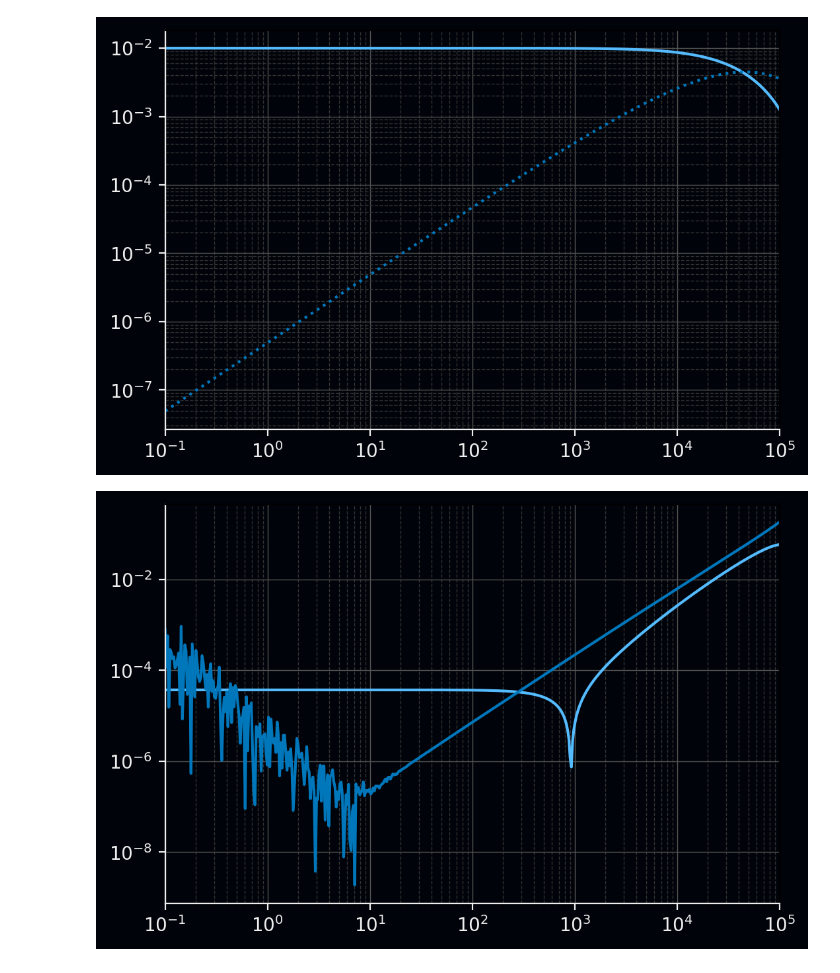
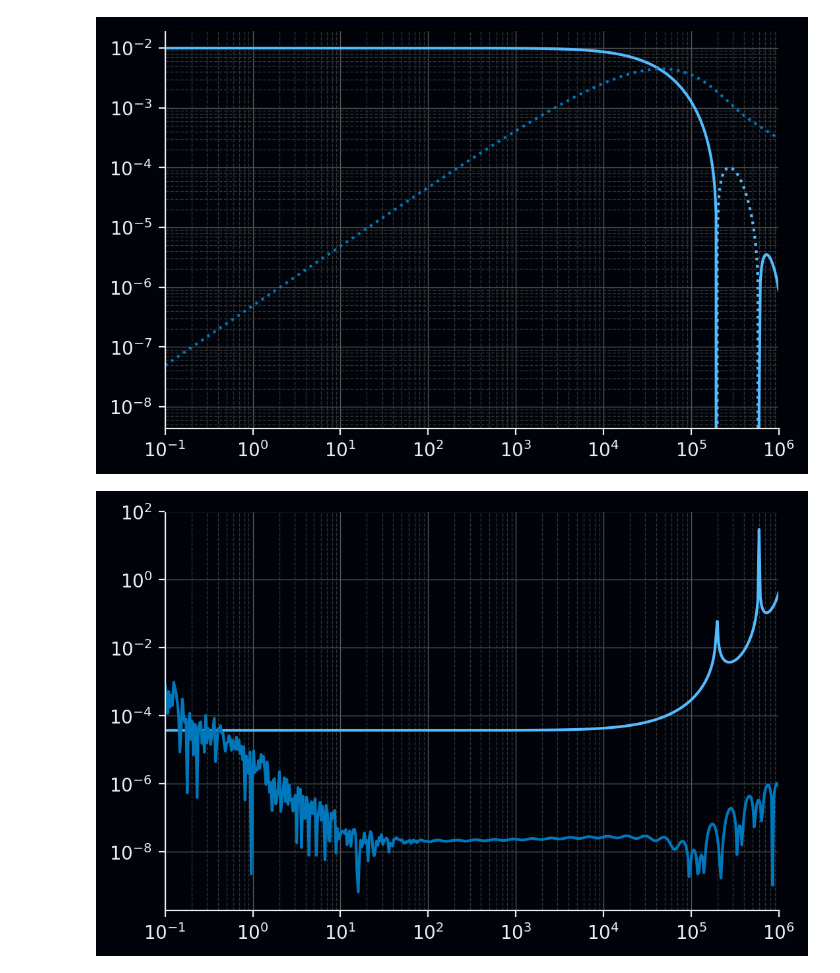
Before and after one commit to WasedaGeophysics/emulatte, a Jupyter notebook: example/playgrounds.ipynb, the cells around one changed output. Drawn from its saved outputs; the diff is of its cells as text; code cells hidden in the pictures.

```diff
--- a/example/playgrounds.ipynb
+++ b/example/playgrounds.ipynb
@@ -35,24 +35,24 @@ plt.show()
 # %%
 thick = []
 res = [100]
-freq = np.logspace(-1, 5, 500)
+freq = np.logspace(-1, 6, 500)
 src = [0, 0, 0]
 rec = [0, 0, 0]
 rad = 50
 current = 1
 
 crl = CircularLoop(current, rad)
-model = emu.create_model(thick, state="unsteady")
+model = emu.create_model(thick)
 model.set_params(res)
 model.set_source(crl, src)
-hz, = model.fdem("H", "z", rec, freq)
+hz = model.fdem("H", "z", rec, freq)
 
 fig = stylishplot.fdem_plot(freq, hz)
 plt.show()
 
 hz_ideal = analytical.SurfaceCircularLoop(res[0], rad).fdem_central_hz(freq)
 fig = stylishplot.fdem_rel_error_plot(freq, hz, hz_ideal)
 plt.show()
 # %% [output]
-[figure, old version]
+[figure, new version]
-[figure, old version]
+[figure, new version]
```
Also changed, not shown: parts of 11 cells of this notebook, 12 other files.
